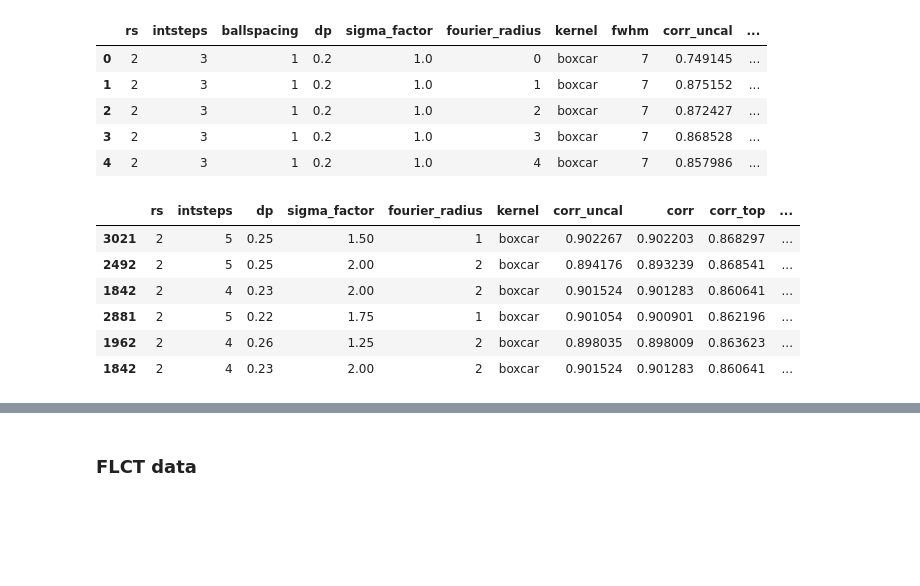
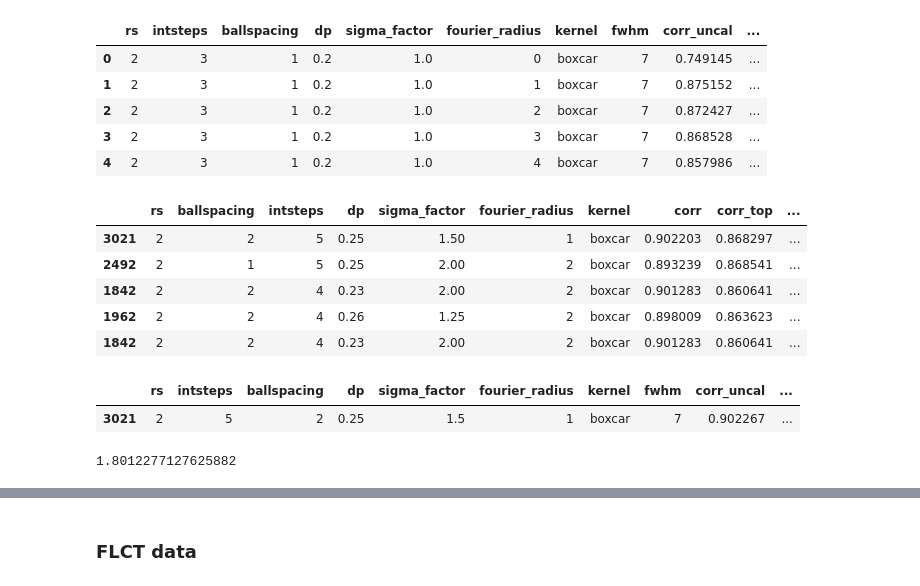
Before and after one commit to raphael-attie/sunflower, a Jupyter notebook: Comparisons/FLCT_Balltracking.ipynb, the cells around one changed output, grey strips where cells are left out. Drawn from its saved outputs; the diff is of its cells as text; code cells hidden in the pictures; blank space fills up the shorter version.

Commit message:
Calibration factors read directly from csv for given set of ball params

```diff
--- a/Comparisons/FLCT_Balltracking.ipynb
+++ b/Comparisons/FLCT_Balltracking.ipynb
@@ -113,14 +113,24 @@ caldf.head()
 | 3 | 2 | 3 | 1 | 0.2 | 1.0 | 3 | boxcar | 7 | 0.868528 | ... |
 | 4 | 2 | 3 | 1 | 0.2 | 1.0 | 4 | boxcar | 7 | 0.857986 | ... |
 # %%
-cols = ['rs', 'intsteps', 'dp', 'sigma_factor', 'fourier_radius', 'kernel', 'corr_uncal', 'corr', 'corr_top', 'corr_bot', 'MAE_uncal_vx', 'MAE_cal_vx', 'MAE_cal_vx_top',  'MAE_cal_vx_bot', 'MAE_uncal_vx_top', 'MAE_uncal_vx_bot', 'RMSE_uncal_vx', 'RMSE_cal_vx', 'p_top_0', 'p_bot_0']
+cols = ['rs', 'ballspacing', 'intsteps', 'dp', 'sigma_factor', 'fourier_radius', 'kernel', 'corr', 'corr_top', 'corr_bot', 'MAE_uncal_vx', 'MAE_cal_vx', 'MAE_cal_vx_top',  'MAE_cal_vx_bot',
+        'RMSE_cal_vx_top', 'RMSE_cal_vx_bot', 'RMSE_uncal_vx', 'RMSE_cal_vx', 'p_top_0', 'p_bot_0']
 idx_cols = [caldf.columns.get_loc(c) for idx, c in enumerate(cols)]
-caldf.iloc[[np.argmax(caldf['corr'].values), np.argmax(caldf['corr_top'].values), np.argmax(caldf['corr_bot'].values), np.argmin(caldf['MAE_cal_vx'].values), np.argmin(caldf['MAE_cal_vx_top'].values), np.argmin(caldf['MAE_cal_vx_bot'].values)], idx_cols]
+caldf.iloc[[np.argmax(caldf['corr'].values), np.argmax(caldf['corr_top'].values), np.argmax(caldf['corr_bot'].values), np.argmin(caldf['MAE_cal_vx_top'].values), np.argmin(caldf['MAE_cal_vx_bot'].values)], idx_cols]
 # %% [output]
-|  | rs | intsteps | dp | sigma_factor | fourier_radius | kernel | corr_uncal | corr | corr_top | ... |
-| 3021 | 2 | 5 | 0.25 | 1.50 | 1 | boxcar | 0.902267 | 0.902203 | 0.868297 | ... |
-| 2492 | 2 | 5 | 0.25 | 2.00 | 2 | boxcar | 0.894176 | 0.893239 | 0.868541 | ... |
-| 1842 | 2 | 4 | 0.23 | 2.00 | 2 | boxcar | 0.901524 | 0.901283 | 0.860641 | ... |
-| 2881 | 2 | 5 | 0.22 | 1.75 | 1 | boxcar | 0.901054 | 0.900901 | 0.862196 | ... |
-| 1962 | 2 | 4 | 0.26 | 1.25 | 2 | boxcar | 0.898035 | 0.898009 | 0.863623 | ... |
-| 1842 | 2 | 4 | 0.23 | 2.00 | 2 | boxcar | 0.901524 | 0.901283 | 0.860641 | ... |
+|  | rs | ballspacing | intsteps | dp | sigma_factor | fourier_radius | kernel | corr | corr_top | ... |
+| 3021 | 2 | 2 | 5 | 0.25 | 1.50 | 1 | boxcar | 0.902203 | 0.868297 | ... |
+| 2492 | 2 | 1 | 5 | 0.25 | 2.00 | 2 | boxcar | 0.893239 | 0.868541 | ... |
+| 1842 | 2 | 2 | 4 | 0.23 | 2.00 | 2 | boxcar | 0.901283 | 0.860641 | ... |
+| 1962 | 2 | 2 | 4 | 0.26 | 1.25 | 2 | boxcar | 0.898009 | 0.863623 | ... |
+| 1842 | 2 | 2 | 4 | 0.23 | 2.00 | 2 | boxcar | 0.901283 | 0.860641 | ... |
+# %%
+r = caldf[(caldf.rs == 2) & (caldf.ballspacing==2) & (caldf.intsteps==5) & np.isclose(caldf.dp, 0.25) & np.isclose(caldf.sigma_factor, 1.5) & np.isclose(caldf.fourier_radius,1)]
+r
+# %% [output]
+|  | rs | intsteps | ballspacing | dp | sigma_factor | fourier_radius | kernel | fwhm | corr_uncal | ... |
+| 3021 | 2 | 5 | 2 | 0.25 | 1.5 | 1 | boxcar | 7 | 0.902267 | ... |
+# %%
+r.p_top_0.values[0]
+# %% [output]
+1.8012277127625882
```
Also changed, not shown: parts of 2 cells of this notebook, 1 other file.
